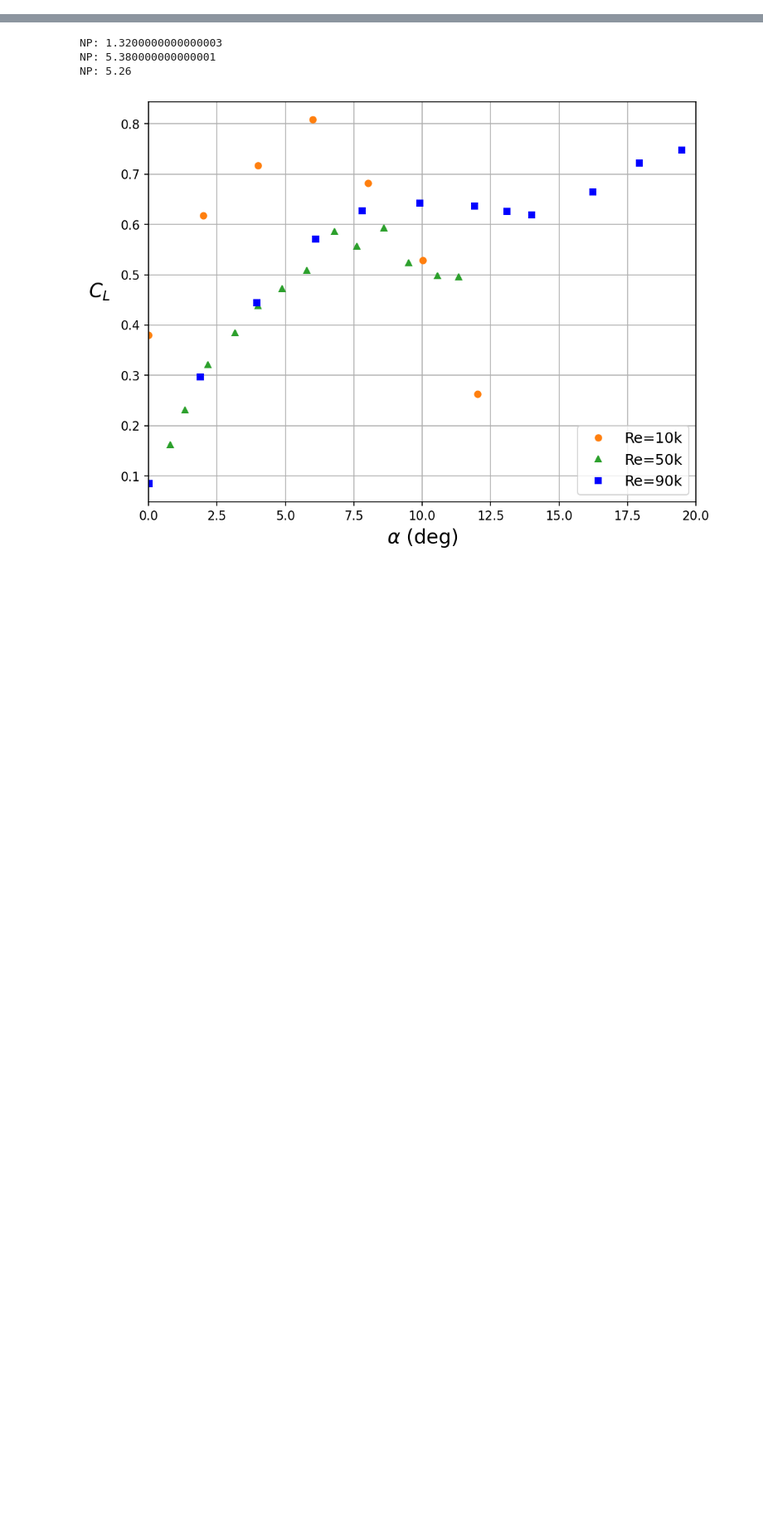
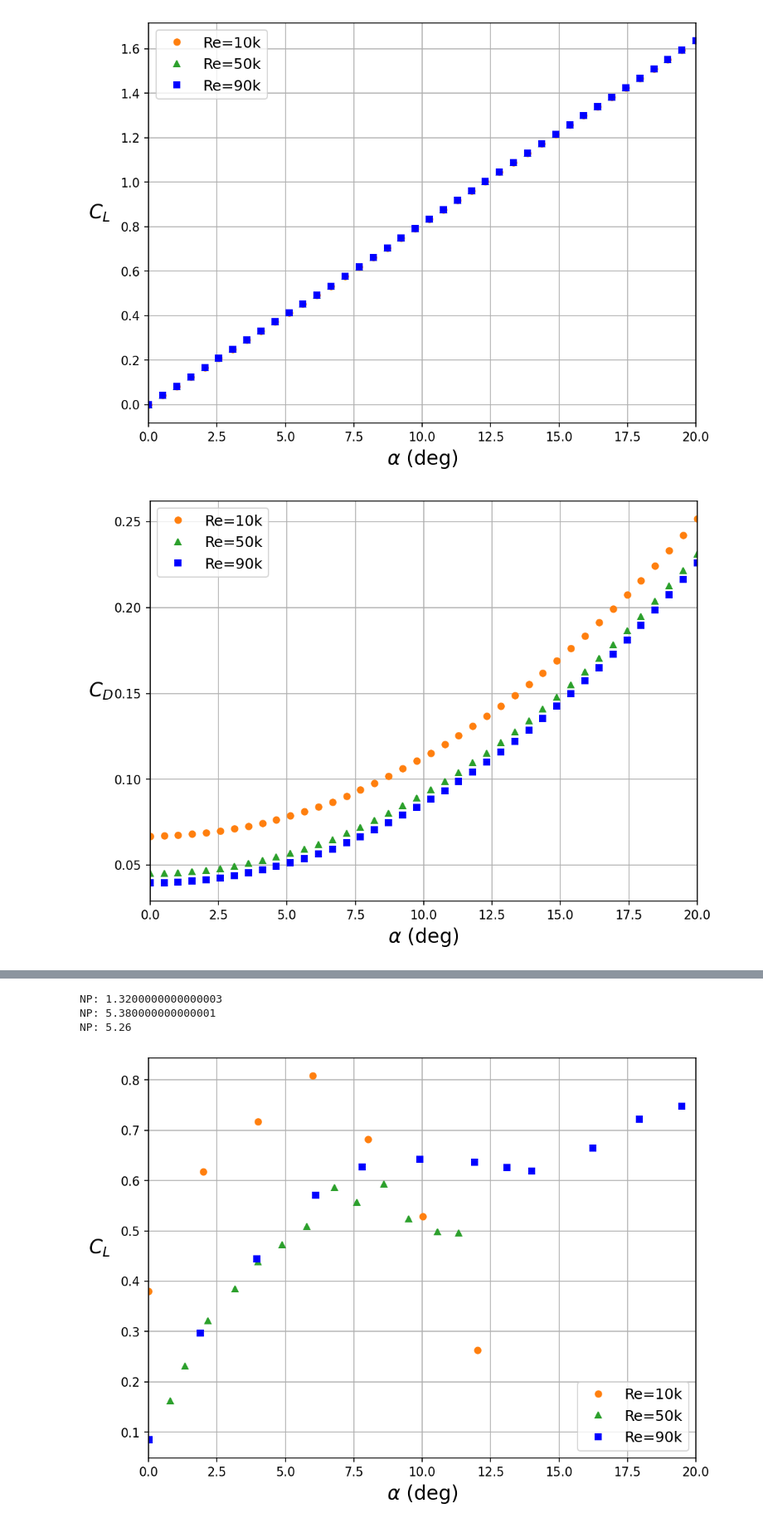
Before and after one commit to fmarrar/ae460AB6, a Jupyter notebook: Design/Experiment/analysis.ipynb, the cells around one changed output, grey strips where cells are left out. Shown: that part at 83% size. Cells and saved outputs as stored; diff of their text form; code cells hidden in the pictures; blank space fills up the shorter version.

```diff
--- a/Design/Experiment/analysis.ipynb
+++ b/Design/Experiment/analysis.ipynb
@@ -105,8 +105,6 @@ for df in (vspData10k,vspData50k,vspData90k):
         i = 1
     if(df.name == '90k'):
         i = 2
-    else(df.name == '10k'):
-        i = 0
     ax1.plot(df['Alpha'], df['CL'], marker[i], markersize=5, color=color[i], label='Re='+df.name)
     ax2.plot(df['Alpha'], df['CDtot'], marker[i], markersize=5, color=color[i], label='Re='+df.name)
     ax3.plot(df['Alpha'], df['L/D'], marker[i], markersize=5, color=color[i], label='Re='+df.name)
@@ -144,0 +142,2 @@ SyntaxError: invalid syntax (<ipython-input-50-93057874a8bf>, line 16)
+[figure, added]
+[figure, added]
```
Also changed, not shown: parts of 2 cells of this notebook, 4 other files.
